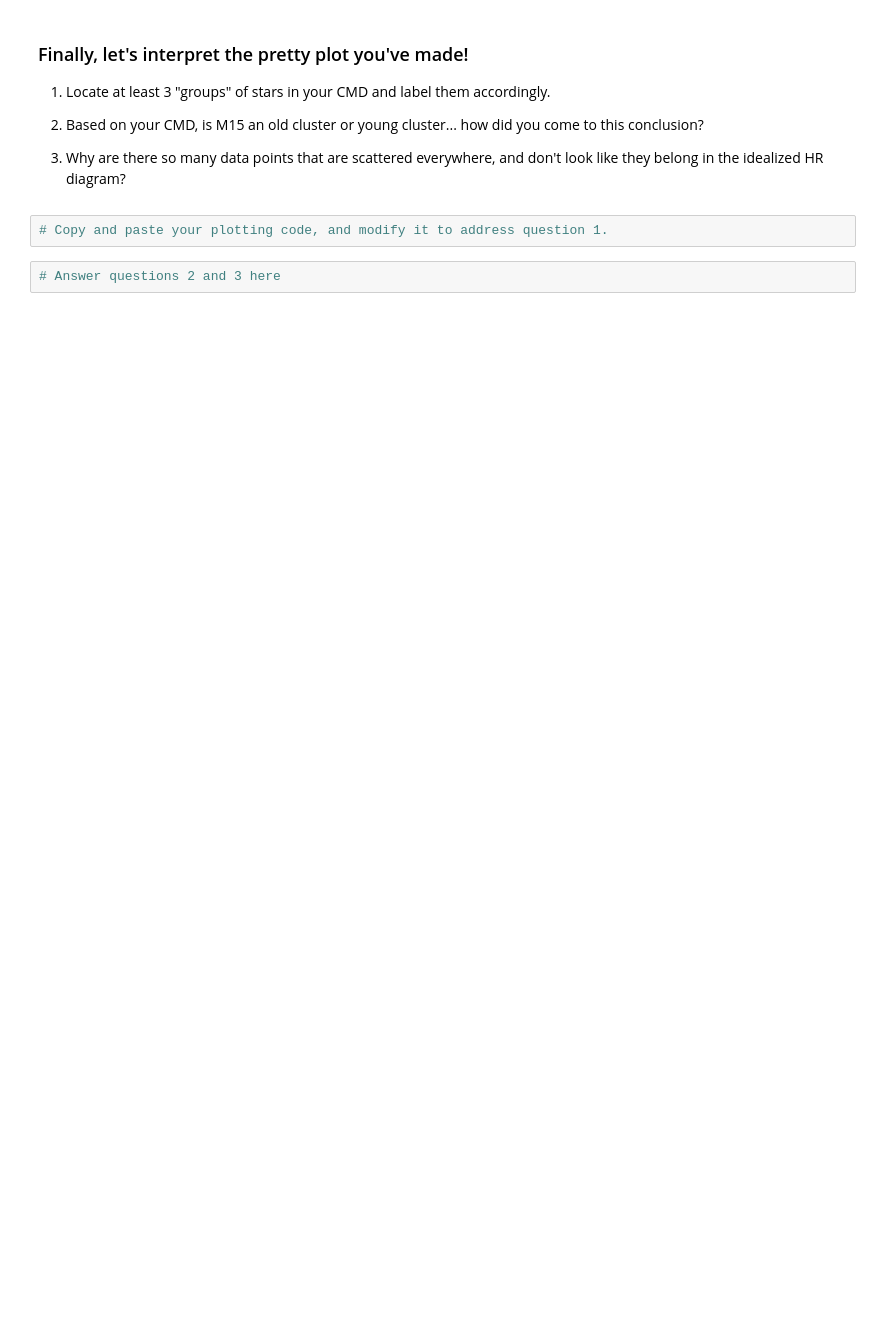
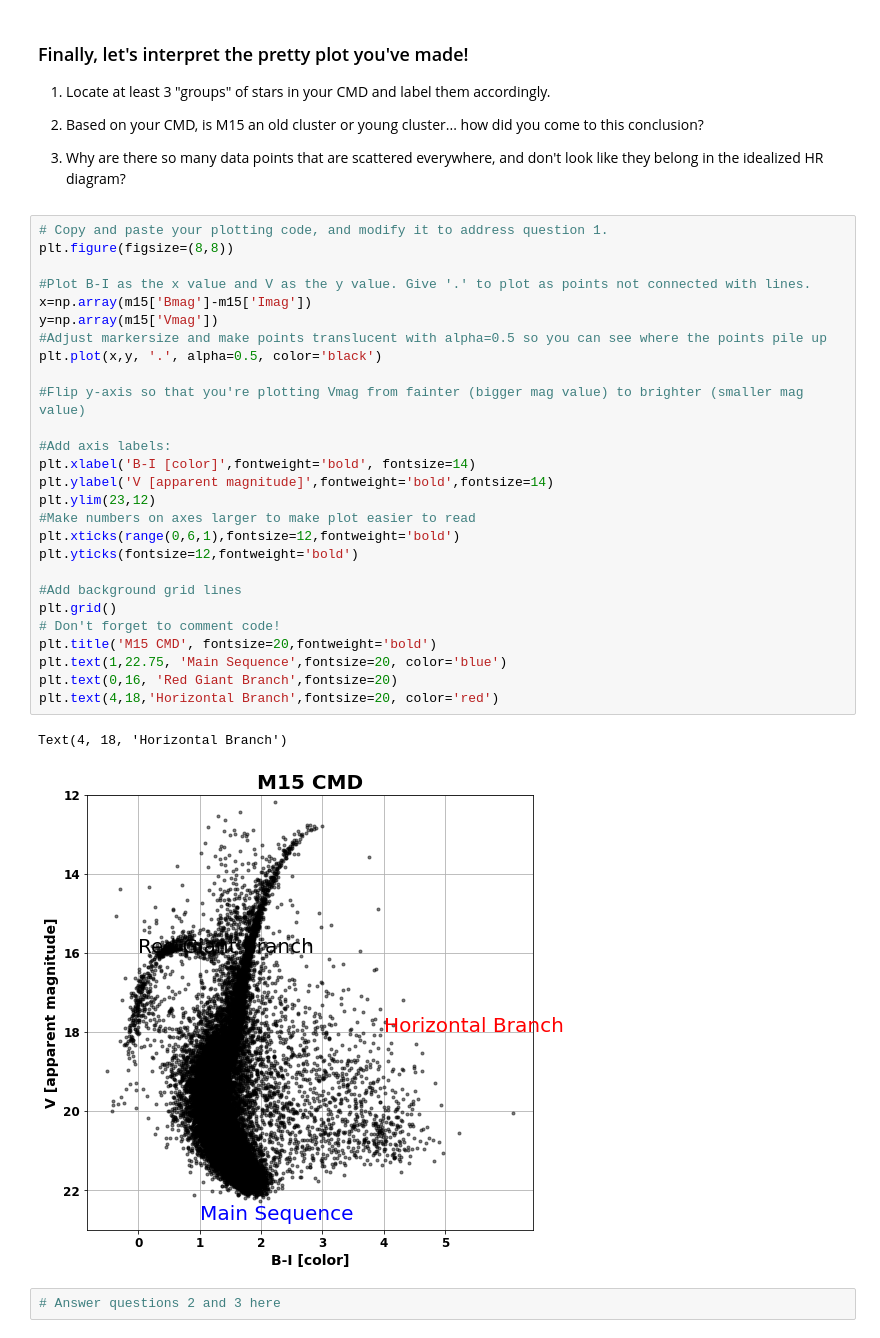
Before and after one commit to EmilyTipton/Intro-to-Research-3190, a Jupyter notebook: lessons/07Tipton.ipynb, the cells around one changed output. Cells and saved outputs as stored; diff of their text form; blank space fills up the shorter version.

```diff
--- a/lessons/07Tipton.ipynb
+++ b/lessons/07Tipton.ipynb
@@ -102,7 +102,35 @@ KeyError: 'col4'
 2) Based on your CMD, is M15 an old cluster or young cluster... how did you come to this conclusion?
 
 3) Why are there so many data points that are scattered everywhere, and don't look like they belong in the idealized HR diagram?
-# %%
-# Copy and paste your plotting code, and modify it to address question 1.
+# %%
+# Copy and paste your plotting code, and modify it to address question 1.
+plt.figure(figsize=(8,8))
+
+#Plot B-I as the x value and V as the y value. Give '.' to plot as points not connected with lines.
+x=np.array(m15['Bmag']-m15['Imag'])
+y=np.array(m15['Vmag'])
+#Adjust markersize and make points translucent with alpha=0.5 so you can see where the points pile up
+plt.plot(x,y, '.', alpha=0.5, color='black')
+
+#Flip y-axis so that you're plotting Vmag from fainter (bigger mag value) to brighter (smaller mag value)
+
+#Add axis labels:
+plt.xlabel('B-I [color]',fontweight='bold', fontsize=14)
+plt.ylabel('V [apparent magnitude]',fontweight='bold',fontsize=14)
+plt.ylim(23,12)
+#Make numbers on axes larger to make plot easier to read
+plt.xticks(range(0,6,1),fontsize=12,fontweight='bold')
+plt.yticks(fontsize=12,fontweight='bold')
+
+#Add background grid lines
+plt.grid()
+# Don't forget to comment code!
+plt.title('M15 CMD', fontsize=20,fontweight='bold')
+plt.text(1,22.75, 'Main Sequence',fontsize=20, color='blue')
+plt.text(0,16, 'Red Giant Branch',fontsize=20)
+plt.text(4,18,'Horizontal Branch',fontsize=20, color='red')
+# %% [output]
+Text(4, 18, 'Horizontal Branch')
+[figure, added]
 # %%
 # Answer questions 2 and 3 here
```
Also changed, not shown: parts of 1 cell of this notebook.
